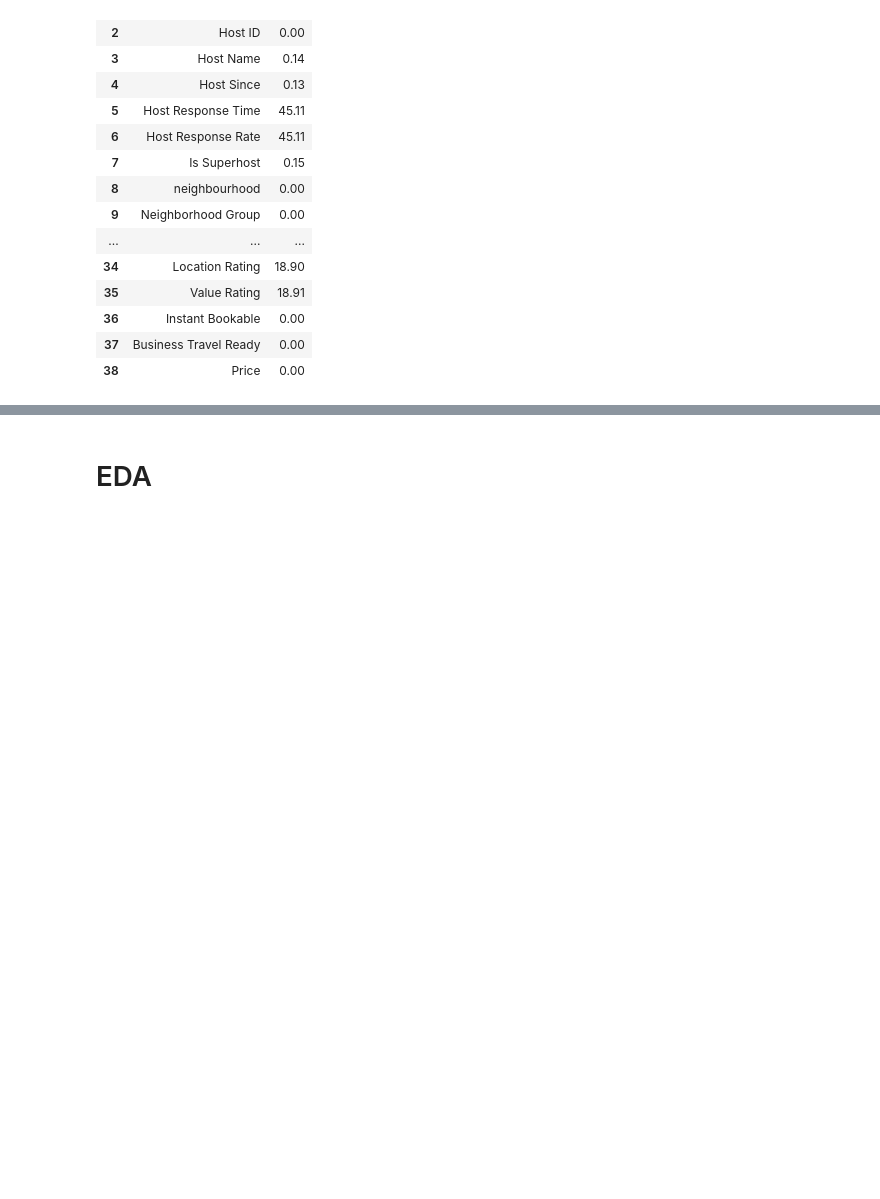
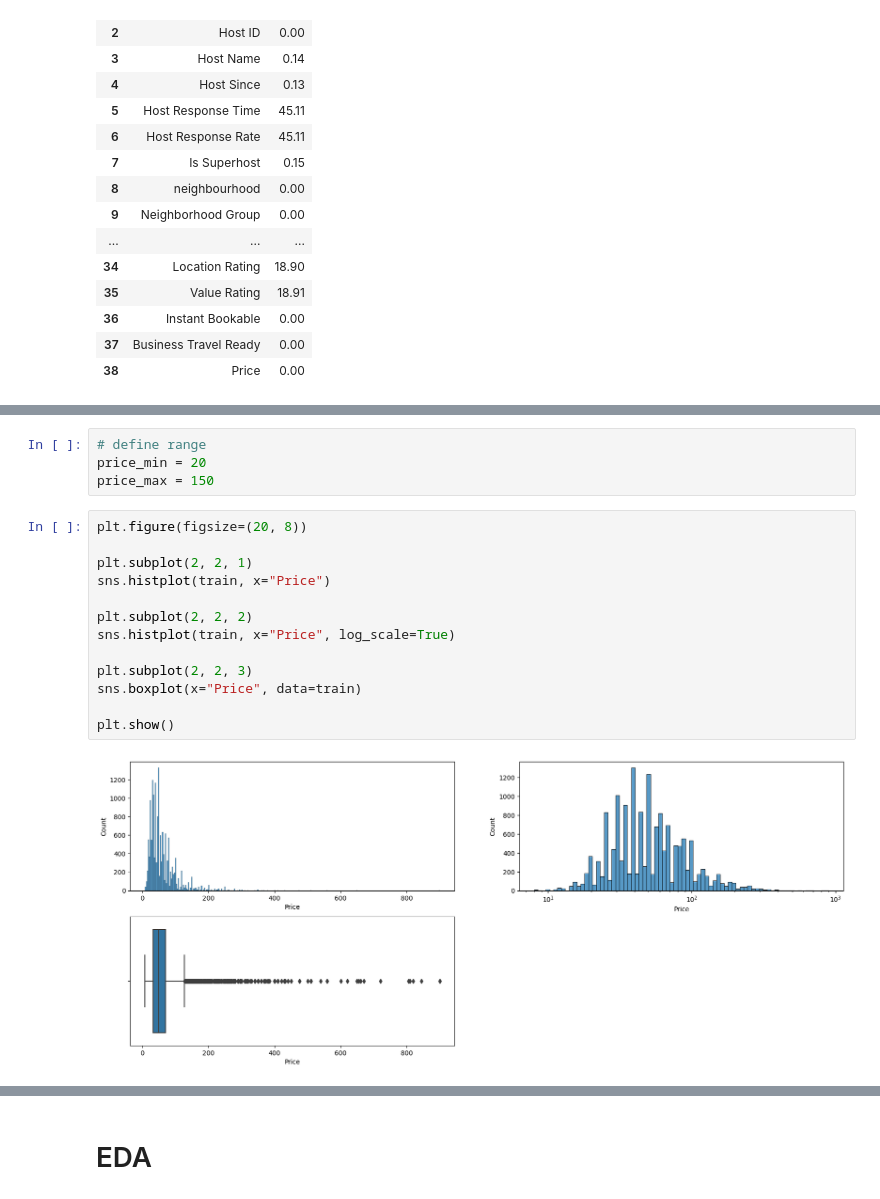
Before and after one commit to DanieleDidino/airbnb_berlin_price_prediction, a Jupyter notebook: 1_EDA.ipynb, the cells around one changed output, grey strips where cells are left out. Drawn from its saved outputs; the diff is of its cells as text; blank space fills up the shorter version.

```diff
--- a/1_EDA.ipynb
+++ b/1_EDA.ipynb
@@ -139,0 +144,19 @@ train = train.loc[~train.Price.isna(), :]
+# %%
+# define range
+price_min = 20
+price_max = 150
+# %%
+plt.figure(figsize=(20, 8))
+
+plt.subplot(2, 2, 1)
+sns.histplot(train, x="Price")
+
+plt.subplot(2, 2, 2)
+sns.histplot(train, x="Price", log_scale=True)
+
+plt.subplot(2, 2, 3)
+sns.boxplot(x="Price", data=train)
+
+plt.show()
+# %% [output]
+[figure, added]
```
Also changed, not shown: parts of 28 cells of this notebook, 3 other files.
